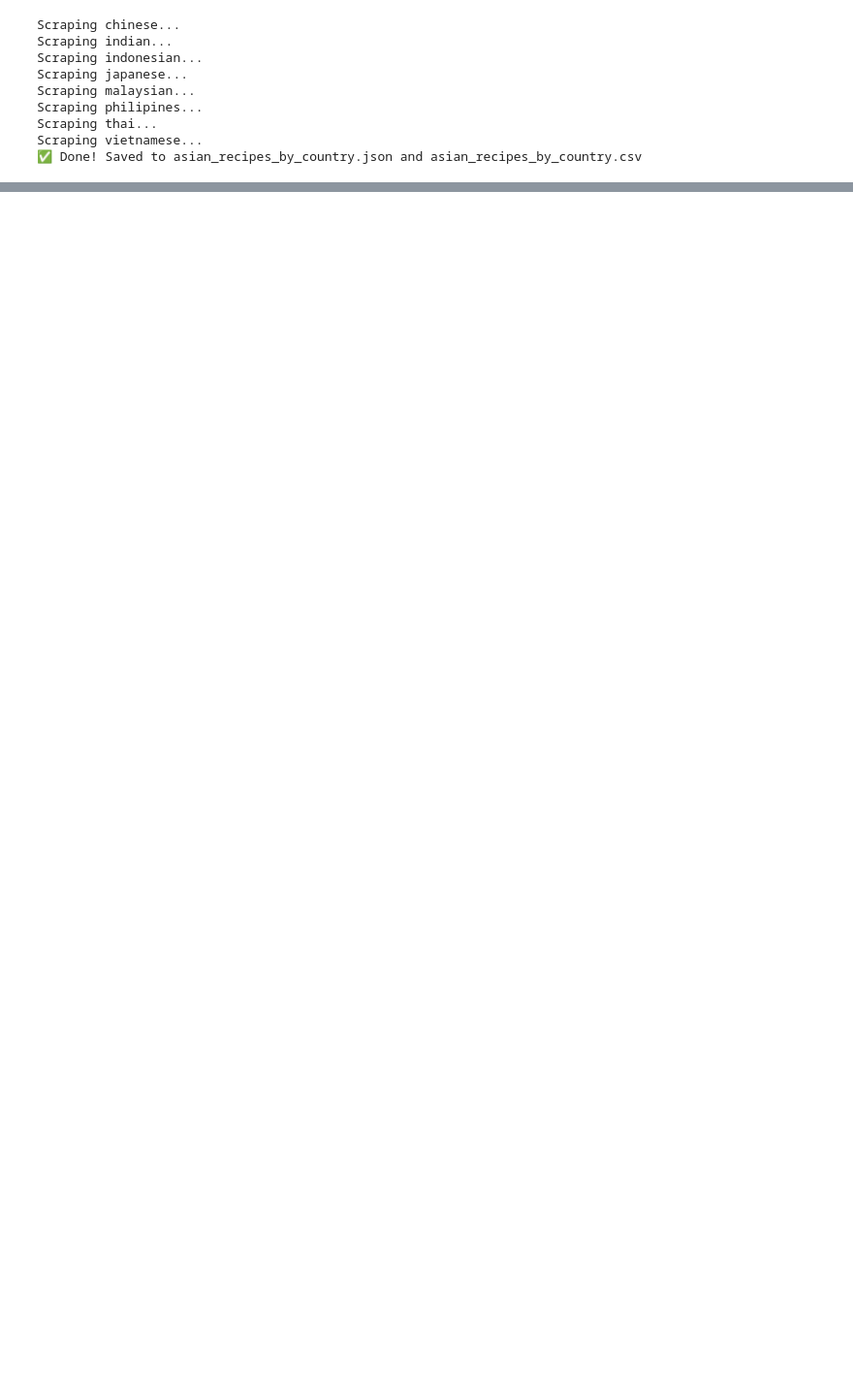
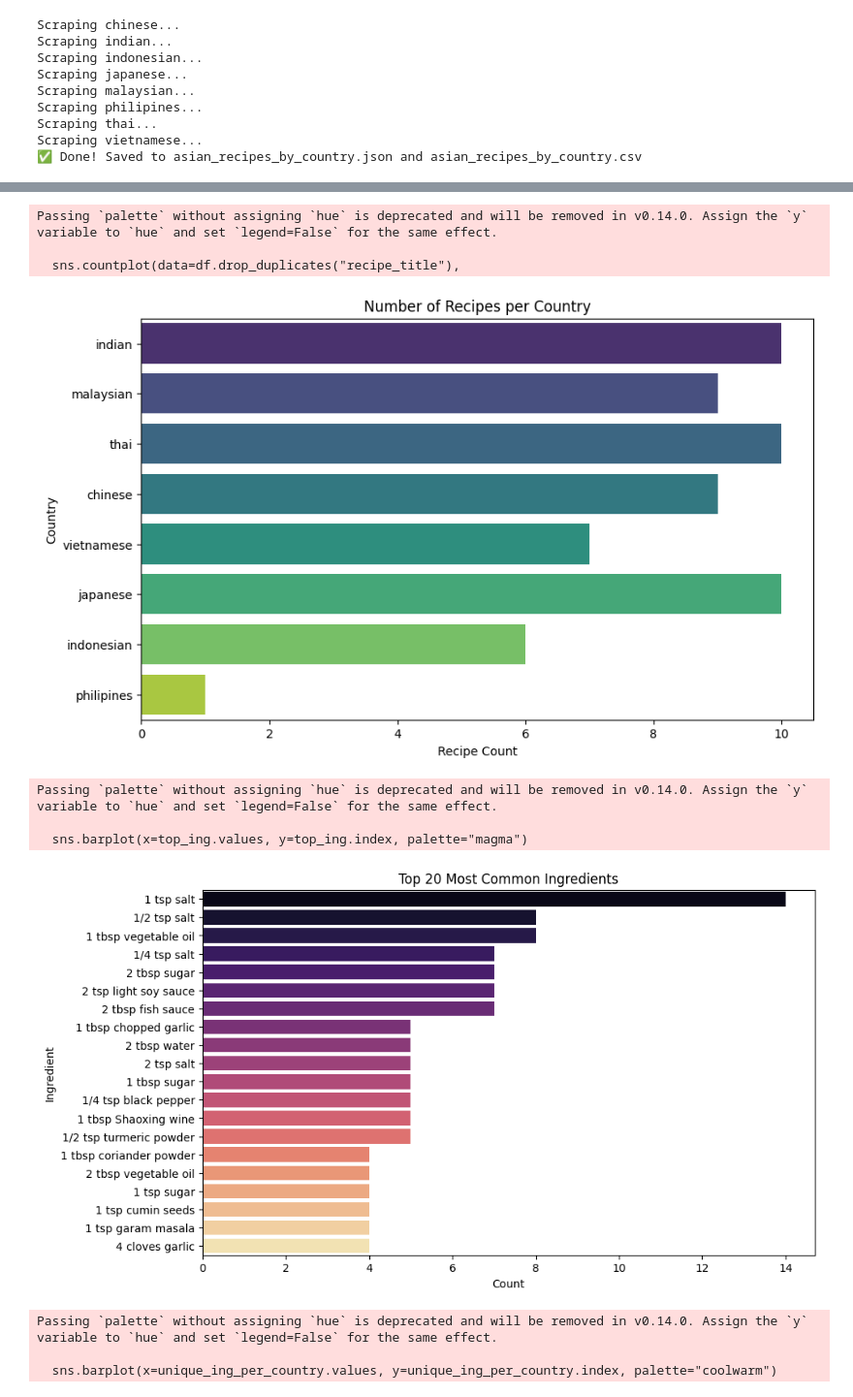
Before and after one commit to gatesz33/asian_recipe_classifier_ds4002, a Jupyter notebook: ingredients.ipynb, the cells around one changed output, grey strips where cells are left out. Shown at 97% size. Drawn from its saved outputs; the diff is of its cells as text; code cells hidden in the pictures; blank space fills up the shorter version.

```diff
--- a/ingredients.ipynb
+++ b/ingredients.ipynb
@@ -236,0 +365,79 @@ files.download("asian_recipes_by_country_cleaned.csv")
+# %%
+import matplotlib.pyplot as plt
+import seaborn as sns
+
+# -----------------------------
+# 1. Recipes per Country
+# -----------------------------
+plt.figure(figsize=(10,6))
+sns.countplot(data=df.drop_duplicates("recipe_title"),
+              y="country", order=df['country'].value_counts().index, palette="viridis")
+plt.title("Number of Recipes per Country")
+plt.xlabel("Recipe Count")
+plt.ylabel("Country")
+plt.show()
+
+# -----------------------------
+# 2. Top 20 Most Common Ingredients
+# -----------------------------
+top_ing = df['ingredient'].value_counts().head(20)
+
+plt.figure(figsize=(10,6))
+sns.barplot(x=top_ing.values, y=top_ing.index, palette="magma")
+plt.title("Top 20 Most Common Ingredients")
+plt.xlabel("Count")
+plt.ylabel("Ingredient")
+plt.show()
+
+# -----------------------------
+# 3. Ingredient Diversity by Country
+# -----------------------------
+unique_ing_per_country = (df.groupby("country")['ingredient']
+                          .nunique()
+                          .sort_values(ascending=False))
+
+plt.figure(figsize=(10,6))
+sns.barplot(x=unique_ing_per_country.values, y=unique_ing_per_country.index, palette="coolwarm")
+plt.title("Unique Ingredients by Country")
+plt.xlabel("Unique Ingredient Count")
+plt.ylabel("Country")
+plt.show()
+
+# -----------------------------
+# 4. Recipe Length Distribution
+# -----------------------------
+recipe_lengths = df.groupby("recipe_title")['ingredient'].count()
+
+plt.figure(figsize=(8,6))
+sns.histplot(recipe_lengths, bins=15, kde=True, color="teal")
+plt.title("Distribution of Ingredients per Recipe")
+plt.xlabel("Number of Ingredients")
+plt.ylabel("Frequency")
+plt.show()
+
+# -----------------------------
+# 5. Boxplot of Ingredient Counts by Country
+# -----------------------------
+recipe_lengths_by_country = (df.groupby(["country","recipe_title"])['ingredient']
+                             .count()
+                             .reset_index())
+
+plt.figure(figsize=(12,6))
+sns.boxplot(data=recipe_lengths_by_country, x="country", y="ingredient", palette="Set3")
+plt.title("Ingredient Count Distribution by Country")
+plt.ylabel("Number of Ingredients")
+plt.xlabel("Country")
+plt.xticks(rotation=45)
+plt.show()
+# %% [output]
+Passing `palette` without assigning `hue` is deprecated and will be removed in v0.14.0. Assign the `y` variable to `hue` and set `legend=False` for the same effect.
+
+  sns.countplot(data=df.drop_duplicates("recipe_title"),
+[figure, added]
+Passing `palette` without assigning `hue` is deprecated and will be removed in v0.14.0. Assign the `y` variable to `hue` and set `legend=False` for the same effect.
+
+  sns.barplot(x=top_ing.values, y=top_ing.index, palette="magma")
+[figure, added]
+Passing `palette` without assigning `hue` is deprecated and will be removed in v0.14.0. Assign the `y` variable to `hue` and set `legend=False` for the same effect.
+
+  sns.barplot(x=unique_ing_per_country.values, y=unique_ing_per_country.index, palette="coolwarm")
```
Also changed, not shown: parts of 7 cells of this notebook.
